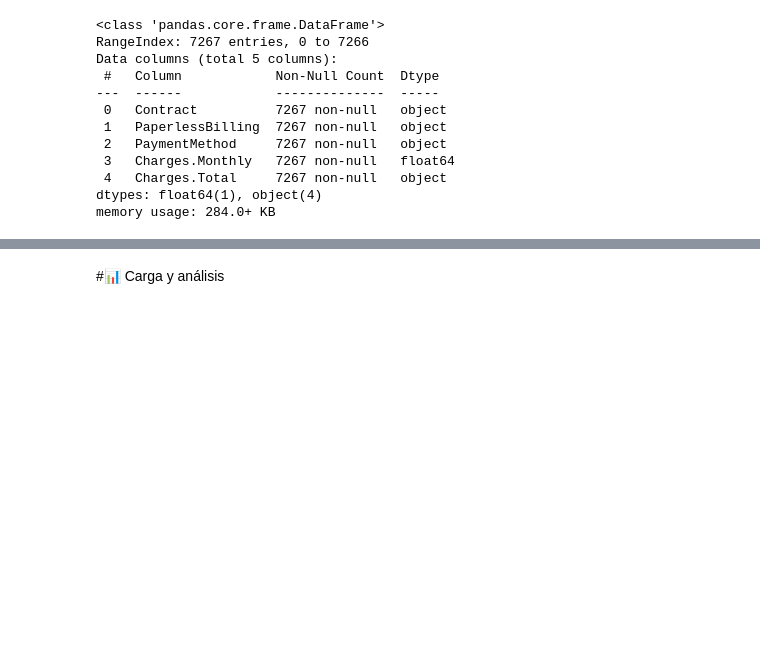
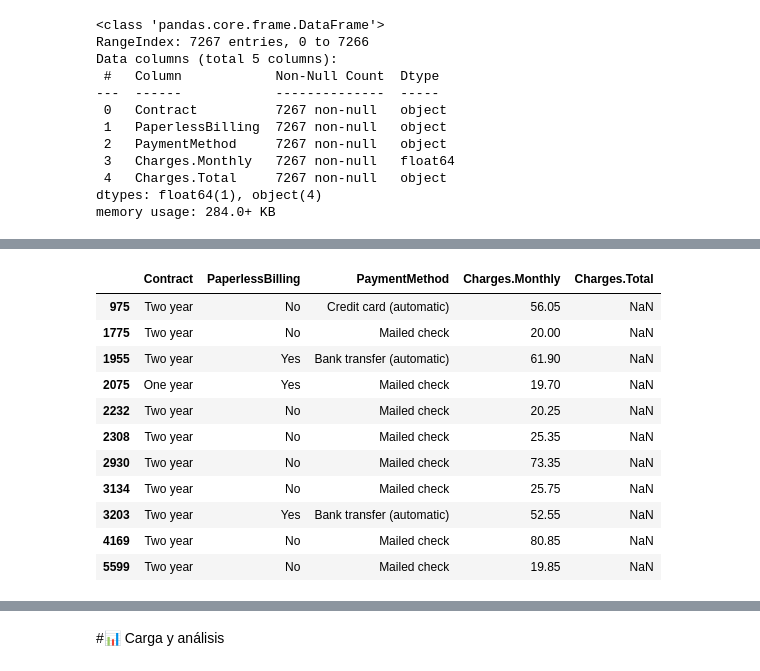
Before and after one commit to Luis-Rivadeneyra-94/TelecomX, a Jupyter notebook: TelecomX_LATAM.ipynb, the cells around one changed output, grey strips where cells are left out. Cells and saved outputs as stored; diff of their text form; code cells hidden in the pictures; blank space fills up the shorter version.

```diff
--- a/TelecomX_LATAM.ipynb
+++ b/TelecomX_LATAM.ipynb
@@ -41 +45,5 @@ print(df["Churn"].unique())
 ['No' 'Yes' '']
+# %%
+df["Churn"] = df["Churn"].replace("", np.nan)
+print(df["Churn"].nunique())
+print(df["Churn"].unique())
@@ -105,7 +138,8 @@ Data columns (total 5 columns):
 dtypes: float64(1), object(4)
 memory usage: 284.0+ KB
 # %%
-account["Charges.Total"] = account["Charges.Total"].replace('', np.nan)
+account["Charges.Total"] = account["Charges.Total"].str.strip()
+account["Charges.Total"] = account["Charges.Total"].replace("", np.nan)
 account["Charges.Total"] = account["Charges.Total"].astype(np.float64)
 account.info()
 # %% [output]
@@ -113,3 +158,19 @@ ValueError: could not convert string to float: ' '
+# %%
+account[account.isnull().any(axis=1)]
+#Podemos visualizar que es inconsistente ya que se tiene un gasto por mes pero no un total
+# %% [output]
+|  | Contract | PaperlessBilling | PaymentMethod | Charges.Monthly | Charges.Total |
+| 975 | Two year | No | Credit card (automatic) | 56.05 | NaN |
+| 1775 | Two year | No | Mailed check | 20.00 | NaN |
+| 1955 | Two year | Yes | Bank transfer (automatic) | 61.90 | NaN |
+| 2075 | One year | Yes | Mailed check | 19.70 | NaN |
+| 2232 | Two year | No | Mailed check | 20.25 | NaN |
+| 2308 | Two year | No | Mailed check | 25.35 | NaN |
+| 2930 | Two year | No | Mailed check | 73.35 | NaN |
+| 3134 | Two year | No | Mailed check | 25.75 | NaN |
+| 3203 | Two year | Yes | Bank transfer (automatic) | 52.55 | NaN |
+| 4169 | Two year | No | Mailed check | 80.85 | NaN |
+| 5599 | Two year | No | Mailed check | 19.85 | NaN |
 # %%
 for x in account.columns:
   print(account[x].unique())
```
Also changed, not shown: parts of 22 cells of this notebook.
